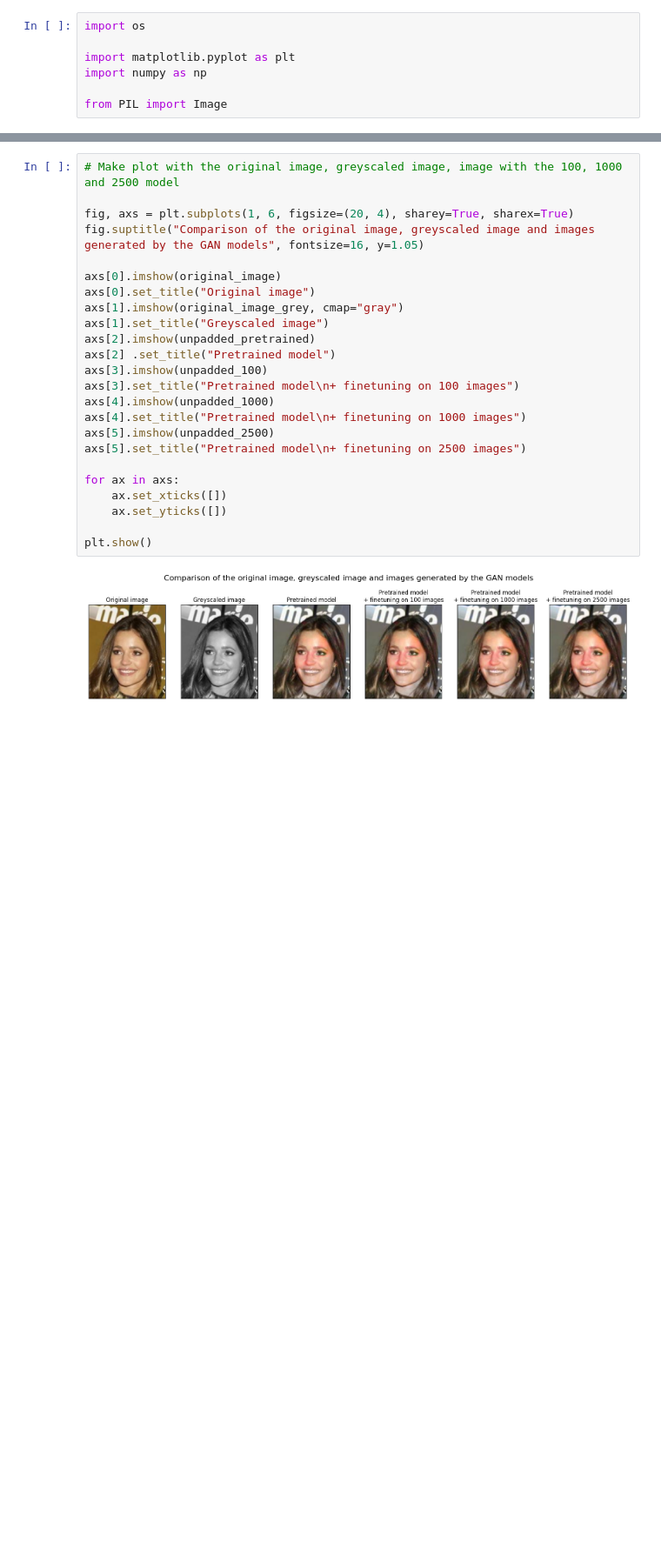
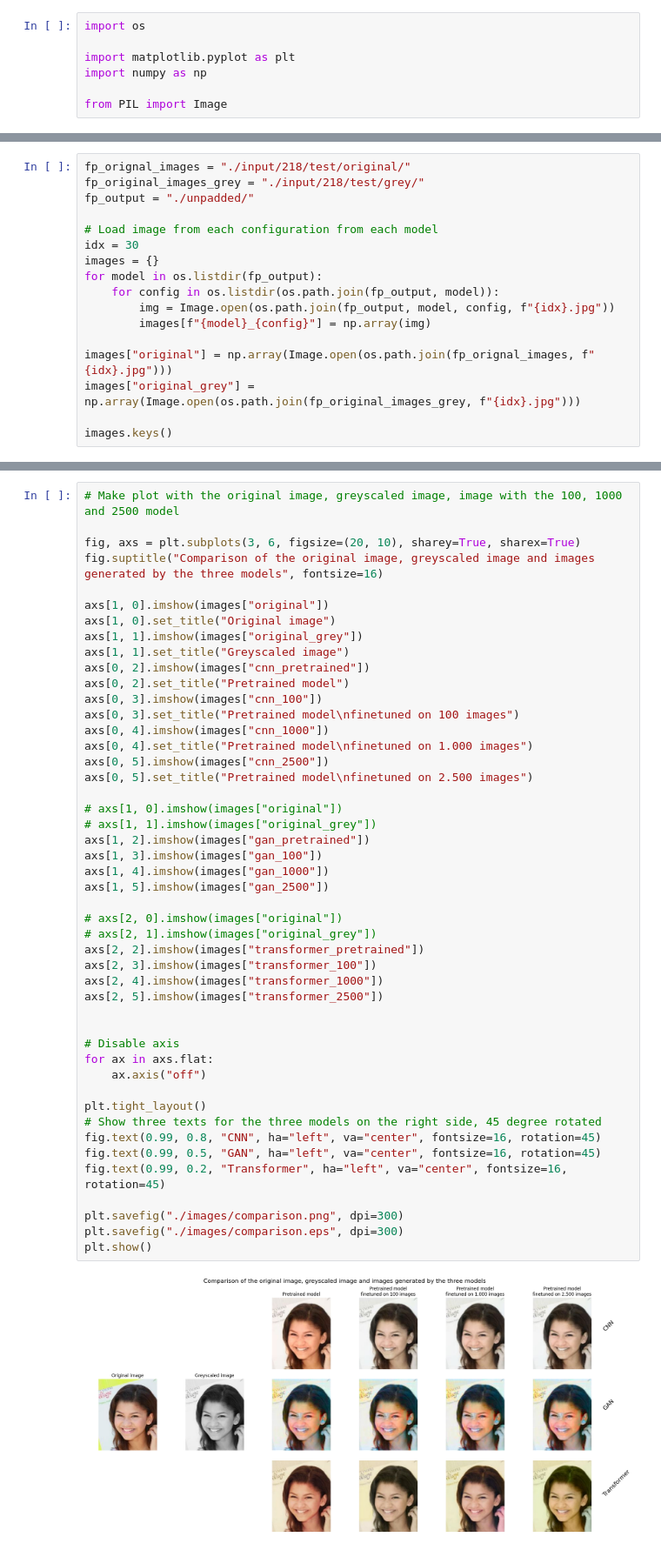
Before and after one commit to Denbergvanthijs/PatternRecognition, a Jupyter notebook: plots.ipynb, the cells around one changed output, grey strips where cells are left out. Shown at 87% size. Cells and saved outputs as stored; diff of their text form; blank space fills up the shorter version.

Commit message:
More plots

```diff
--- a/plots.ipynb
+++ b/plots.ipynb
@@ -23,0 +8,17 @@ unpadded_2500 = Image.open(os.path.join(fp_unpadded_2500, os.listdir(fp_unpadded
+# %%
+fp_orignal_images = "./input/218/test/original/"
+fp_original_images_grey = "./input/218/test/grey/"
+fp_output = "./unpadded/"
+
+# Load image from each configuration from each model
+idx = 30
+images = {}
+for model in os.listdir(fp_output):
+    for config in os.listdir(os.path.join(fp_output, model)):
+        img = Image.open(os.path.join(fp_output, model, config, f"{idx}.jpg"))
+        images[f"{model}_{config}"] = np.array(img)
+
+images["original"] = np.array(Image.open(os.path.join(fp_orignal_images, f"{idx}.jpg")))
+images["original_grey"] = np.array(Image.open(os.path.join(fp_original_images_grey, f"{idx}.jpg")))
+
+images.keys()
@@ -24,29 +27,52 @@ unpadded_2500 = Image.open(os.path.join(fp_unpadded_2500, os.listdir(fp_unpadded
 # %%
 # Make plot with the original image, greyscaled image, image with the 100, 1000 and 2500 model
 
-fig, axs = plt.subplots(1, 6, figsize=(20, 4), sharey=True, sharex=True)
-fig.suptitle("Comparison of the original image, greyscaled image and images generated by the GAN models", fontsize=16, y=1.05)
+fig, axs = plt.subplots(3, 6, figsize=(20, 10), sharey=True, sharex=True)
+fig.suptitle("Comparison of the original image, greyscaled image and images generated by the three models", fontsize=16)
 
-axs[0].imshow(original_image)
-axs[0].set_title("Original image")
-axs[1].imshow(original_image_grey, cmap="gray")
-axs[1].set_title("Greyscaled image")
-axs[2].imshow(unpadded_pretrained)
-axs[2] .set_title("Pretrained model")
-axs[3].imshow(unpadded_100)
-axs[3].set_title("Pretrained model\n+ finetuning on 100 images")
-axs[4].imshow(unpadded_1000)
-axs[4].set_title("Pretrained model\n+ finetuning on 1000 images")
-axs[5].imshow(unpadded_2500)
-axs[5].set_title("Pretrained model\n+ finetuning on 2500 images")
+axs[1, 0].imshow(images["original"])
+axs[1, 0].set_title("Original image")
+axs[1, 1].imshow(images["original_grey"])
+axs[1, 1].set_title("Greyscaled image")
+axs[0, 2].imshow(images["cnn_pretrained"])
+axs[0, 2].set_title("Pretrained model")
+axs[0, 3].imshow(images["cnn_100"])
+axs[0, 3].set_title("Pretrained model\nfinetuned on 100 images")
+axs[0, 4].imshow(images["cnn_1000"])
+axs[0, 4].set_title("Pretrained model\nfinetuned on 1.000 images")
+axs[0, 5].imshow(images["cnn_2500"])
+axs[0, 5].set_title("Pretrained model\nfinetuned on 2.500 images")
 
-for ax in axs:
-    ax.set_xticks([])
-    ax.set_yticks([])
+# axs[1, 0].imshow(images["original"])
+# axs[1, 1].imshow(images["original_grey"])
+axs[1, 2].imshow(images["gan_pretrained"])
+axs[1, 3].imshow(images["gan_100"])
+axs[1, 4].imshow(images["gan_1000"])
+axs[1, 5].imshow(images["gan_2500"])
 
+# axs[2, 0].imshow(images["original"])
+# axs[2, 1].imshow(images["original_grey"])
+axs[2, 2].imshow(images["transformer_pretrained"])
+axs[2, 3].imshow(images["transformer_100"])
+axs[2, 4].imshow(images["transformer_1000"])
+axs[2, 5].imshow(images["transformer_2500"])
+
+
+# Disable axis
+for ax in axs.flat:
+    ax.axis("off")
+
+plt.tight_layout()
+# Show three texts for the three models on the right side, 45 degree rotated
+fig.text(0.99, 0.8, "CNN", ha="left", va="center", fontsize=16, rotation=45)
+fig.text(0.99, 0.5, "GAN", ha="left", va="center", fontsize=16, rotation=45)
+fig.text(0.99, 0.2, "Transformer", ha="left", va="center", fontsize=16, rotation=45)
+
+plt.savefig("./images/comparison.png", dpi=300)
+plt.savefig("./images/comparison.eps", dpi=300)
 plt.show()
 # %% [output]
-[figure, old version]
+[figure, new version]
 # %%
 
 import json
```
Also changed, not shown: parts of 6 cells of this notebook, 1 other file.
